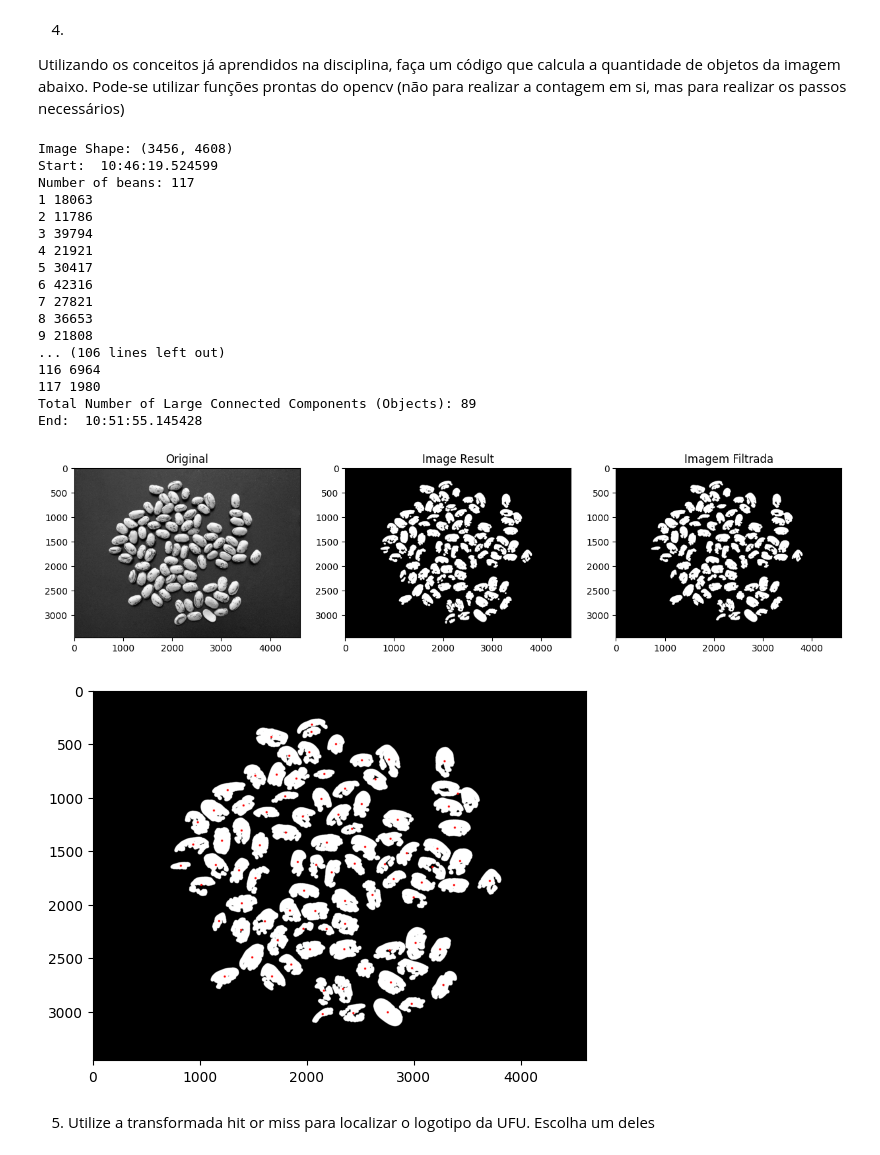
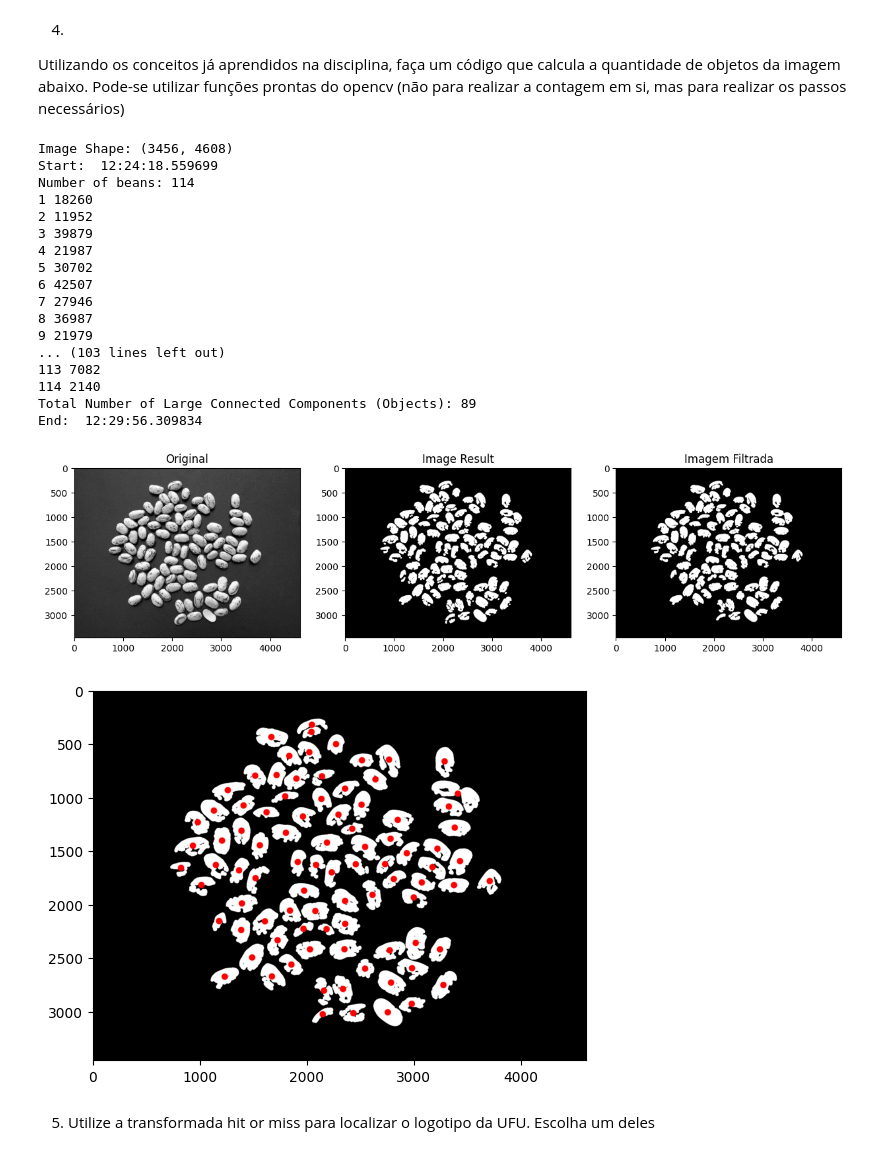
Before and after one commit to gabrielmsantos/pgc111-labs-2023, a Jupyter notebook: Lab07 - Mathematical Morphology/lab07.ipynb, the cells around one changed output. Cells and saved outputs as stored; diff of their text form; code cells hidden in the pictures.

```diff
--- a/Lab07 - Mathematical Morphology/lab07.ipynb
+++ b/Lab07 - Mathematical Morphology/lab07.ipynb
@@ -390,7 +390,7 @@ print("Image Shape: " + str(img4.shape))
 # apply threshold
 img4_thresholded = threshold_image(img4.copy(), 115)
 # closing with small object
-se_circle = get_circle_image(17)
+se_circle = get_circle_image(16)
 # get circle center
 circle_center = (se_circle.shape[0] // 2, se_circle.shape[1] // 2)
 print("Start: ", datetime.now().time())
@@ -427,51 +427,51 @@ for label in range(1, n_objects):  # Start from 1 to exclude background
 colored_image = cv2.cvtColor(filtered_image, cv2.COLOR_GRAY2BGR)
 # Define colors for drawing points (you can customize these)
 point_color = (255, 0, 0)  # Red in BGR color format
-point_radius = 10  # Radius of the drawn point
+point_radius = 30  # Radius of the drawn point
 
 # Re-label the large components
 #num_large_components, labeled_large_components = cv2.connectedComponents(large_components_mask)
 num_large_components, labeled_large_components, stats_lc, centroids_lc = cv2.connectedComponentsWithStats(large_components_mask, connectivity=8)
 # Iterate through the labeled components
 for label in range(1, num_large_components):  # Start from 1 to exclude background
     centroid_x, centroid_y = centroids_lc[label]  # Get centroid coordinates
     centroid_position = (int(centroid_x), int(centroid_y))
     # Draw a colored point at the centroid position
     cv2.circle(colored_image, centroid_position, point_radius, point_color, -1)  # -1 fills the circle
 
 # Subtract 1 from the total count to exclude the background label (0)
 num_large_objects = num_large_components - 1
 
 # Display the total number of large connected components (objects)
 print("Total Number of Large Connected Components (Objects):", num_large_objects)
 
 print("End: ", datetime.now().time())
 
 # Printing
 images = np.array([[img4, img_result_v1, filtered_image]])
 labels = np.array([['Original', 'Image Result', 'Imagem Filtrada']])
 print_images(labels, images, _figsize=(15, 15))
 plt.imshow(colored_image);
 # %% [output]
 Image Shape: (3456, 4608)
-Start:  10:46:19.524599
-Number of beans: 117
-1 18063
-2 11786
-3 39794
-4 21921
-5 30417
-6 42316
-7 27821
-8 36653
-9 21808
-... (106 lines left out)
-116 6964
-117 1980
+Start:  12:24:18.559699
+Number of beans: 114
+1 18260
+2 11952
+3 39879
+4 21987
+5 30702
+6 42507
+7 27946
+8 36987
+9 21979
+... (103 lines left out)
+113 7082
+114 2140
 Total Number of Large Connected Components (Objects): 89
-End:  10:51:55.145428
+End:  12:29:56.309834
 [figure]
-[figure, old version]
+[figure, new version]
 # %% [markdown]
 5.  Utilize a transformada hit or miss para localizar o logotipo da UFU. Escolha um deles
 # %%
```
